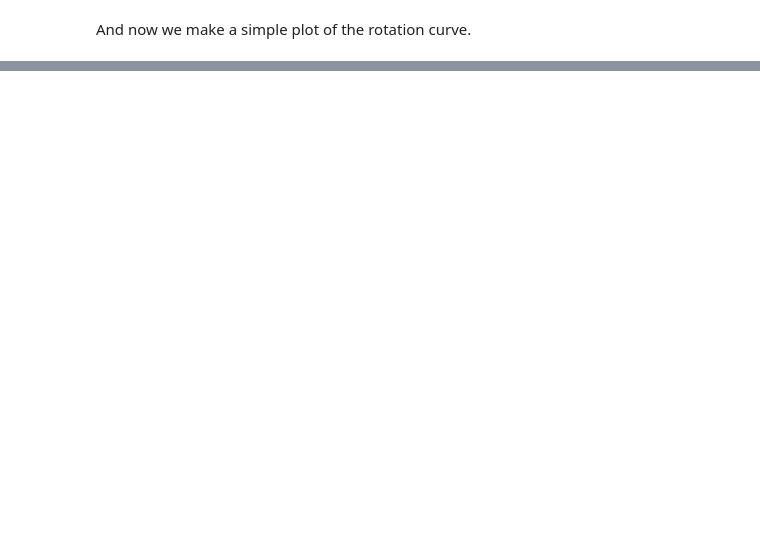
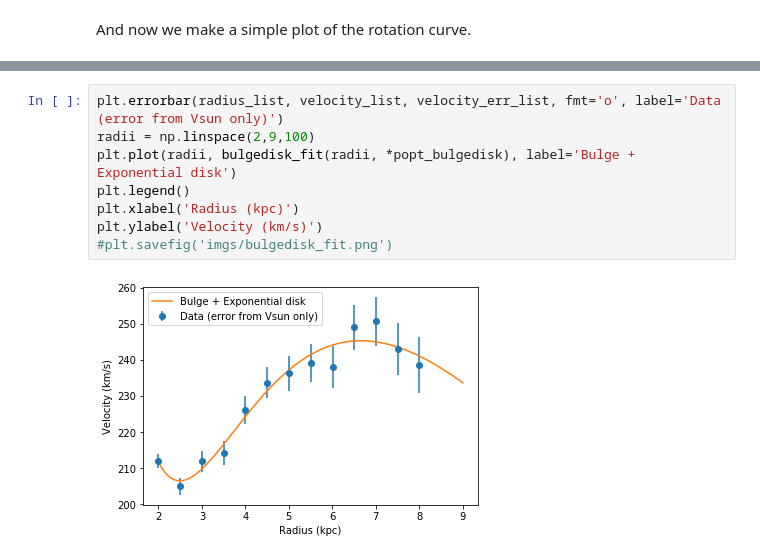
Before and after one commit to arthur-tsang/CO-project, a Jupyter notebook: longitude.ipynb, the cells around one changed output, grey strips where cells are left out. Drawn from its saved outputs; the diff is of its cells as text; blank space fills up the shorter version.

```diff
--- a/longitude.ipynb
+++ b/longitude.ipynb
@@ -60,0 +122,10 @@ Text(0, 0.5, 'Rotational velocity (km/s)')
+# %%
+plt.errorbar(radius_list, velocity_list, velocity_err_list, fmt='o', label='Data (error from Vsun only)')
+radii = np.linspace(2,9,100)
+plt.plot(radii, bulgedisk_fit(radii, *popt_bulgedisk), label='Bulge + Exponential disk')
+plt.legend()
+plt.xlabel('Radius (kpc)')
+plt.ylabel('Velocity (km/s)')
+#plt.savefig('imgs/bulgedisk_fit.png')
+# %% [output]
+[figure, added]
```
Also changed, not shown: parts of 16 cells of this notebook, 3 other files.
